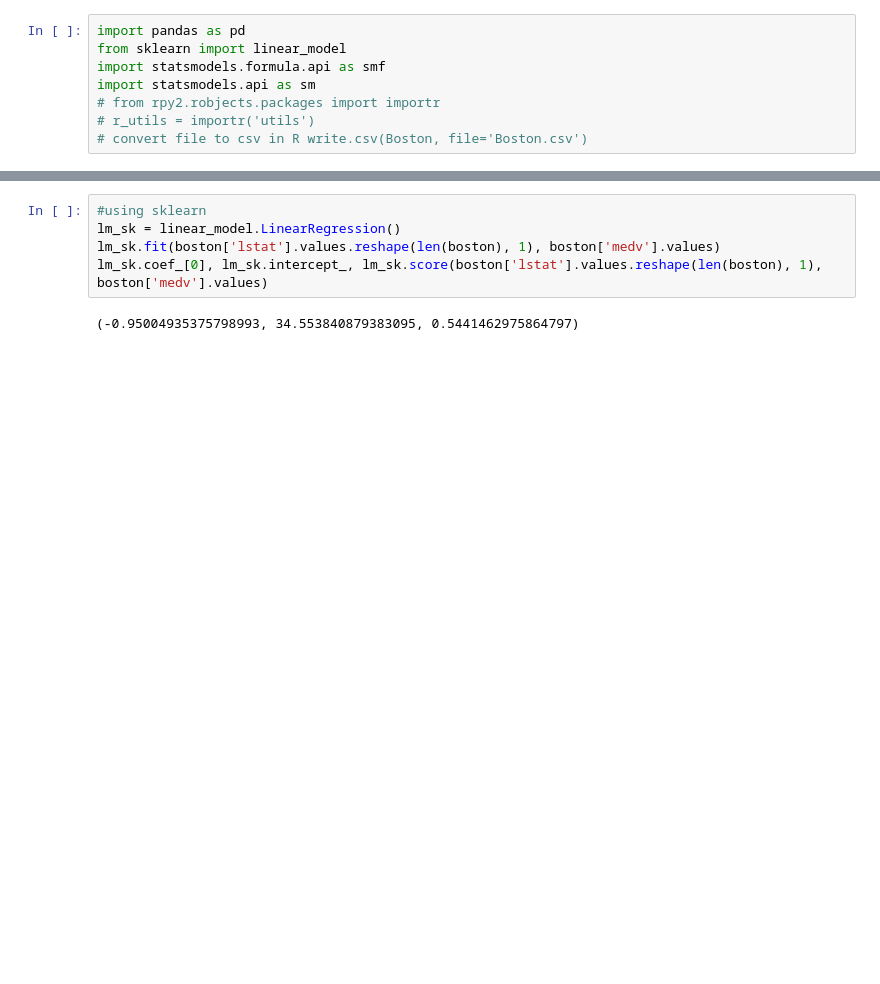
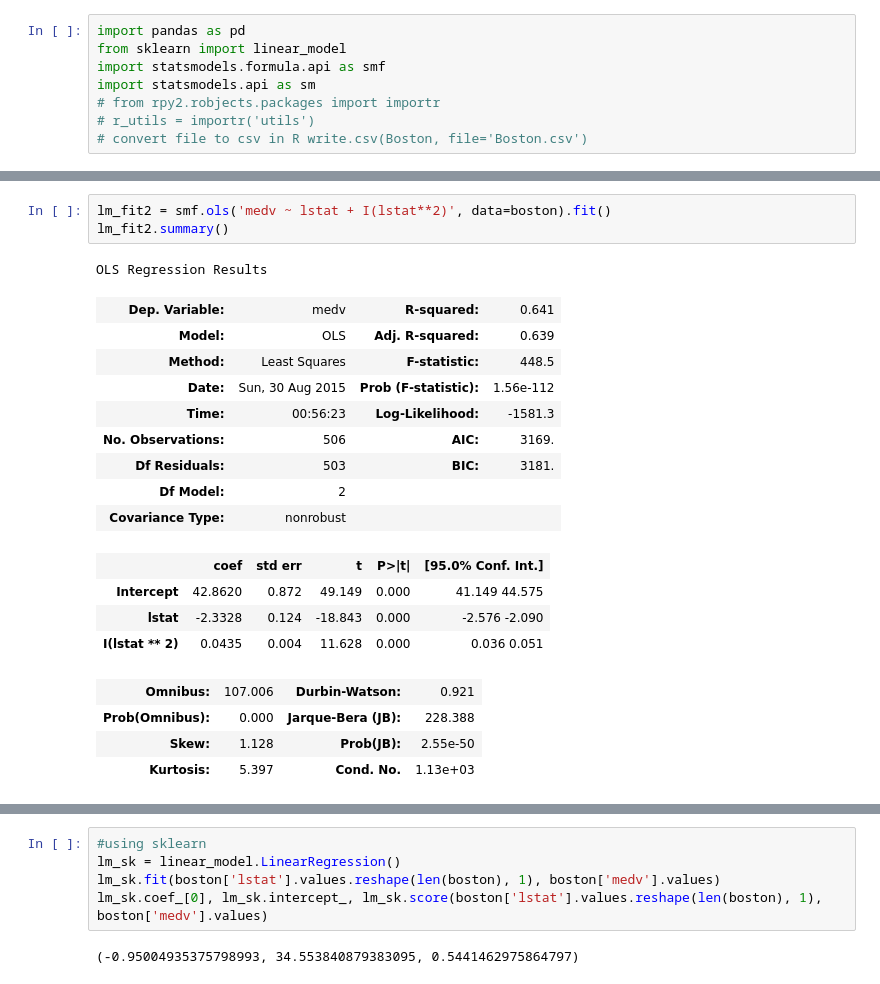
Before and after one commit to allisontngo/dataScience, a Jupyter notebook: Lab_Intro_Statistical_Learning/Chapter3 Lab.ipynb, the cells around one changed output, grey strips where cells are left out. Drawn from its saved outputs; the diff is of its cells as text; blank space fills up the shorter version.

```diff
--- a/Lab_Intro_Statistical_Learning/Chapter3 Lab.ipynb
+++ b/Lab_Intro_Statistical_Learning/Chapter3 Lab.ipynb
@@ -71,0 +90,22 @@ OLS Regression Results
+# %%
+lm_fit2 = smf.ols('medv ~ lstat + I(lstat**2)', data=boston).fit()
+lm_fit2.summary()
+# %% [output]
+OLS Regression Results
+| Dep. Variable: | medv | R-squared: | 0.641 |
+| Model: | OLS | Adj. R-squared: | 0.639 |
+| Method: | Least Squares | F-statistic: | 448.5 |
+| Date: | Sun, 30 Aug 2015 | Prob (F-statistic): | 1.56e-112 |
+| Time: | 00:56:23 | Log-Likelihood: | -1581.3 |
+| No. Observations: | 506 | AIC: | 3169. |
+| Df Residuals: | 503 | BIC: | 3181. |
+| Df Model: | 2 |  |  |
+| Covariance Type: | nonrobust |  |  |
+|  | coef | std err | t | P>|t| | [95.0% Conf. Int.] |
+| Intercept | 42.8620 | 0.872 | 49.149 | 0.000 | 41.149 44.575 |
+| lstat | -2.3328 | 0.124 | -18.843 | 0.000 | -2.576 -2.090 |
+| I(lstat ** 2) | 0.0435 | 0.004 | 11.628 | 0.000 | 0.036 0.051 |
+| Omnibus: | 107.006 | Durbin-Watson: | 0.921 |
+| Prob(Omnibus): | 0.000 | Jarque-Bera (JB): | 228.388 |
+| Skew: | 1.128 | Prob(JB): | 2.55e-50 |
+| Kurtosis: | 5.397 | Cond. No. | 1.13e+03 |
```
Also changed, not shown: parts of 11 cells of this notebook.
